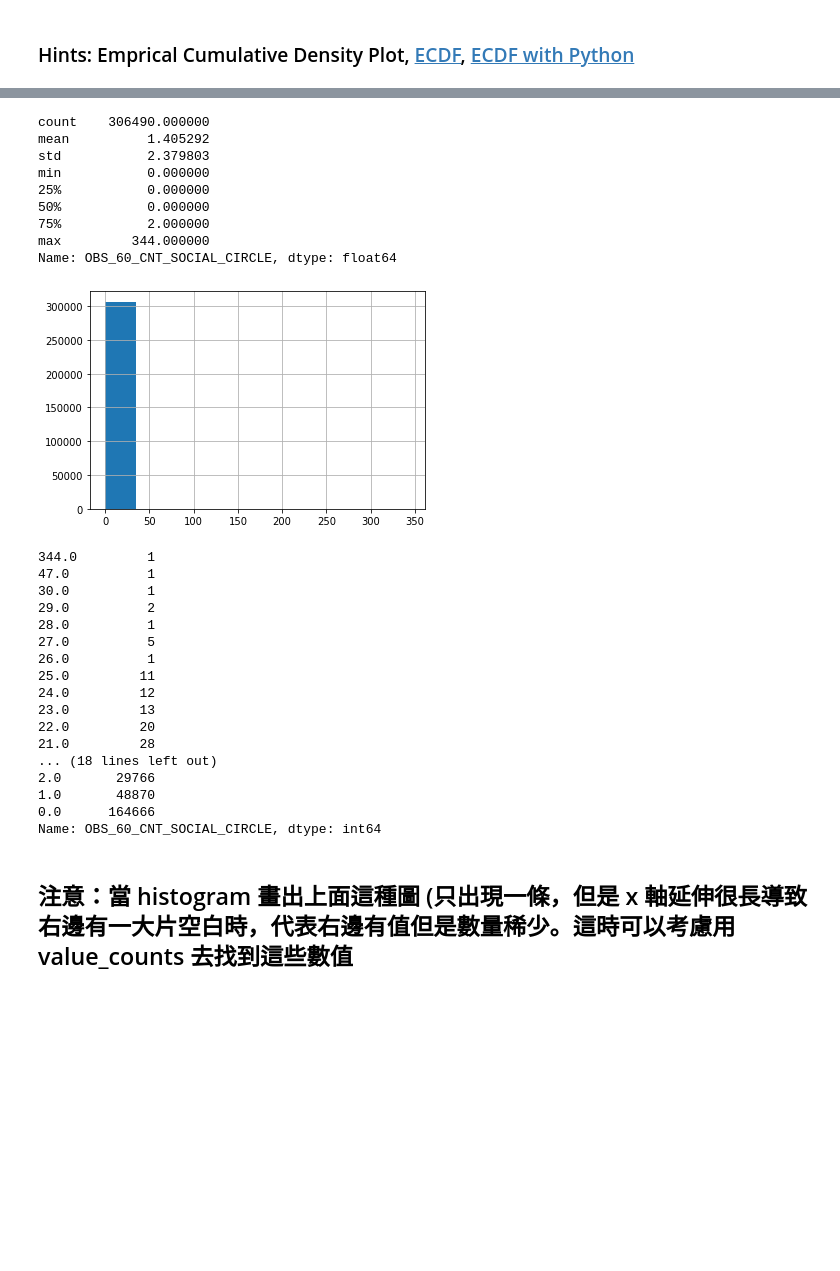
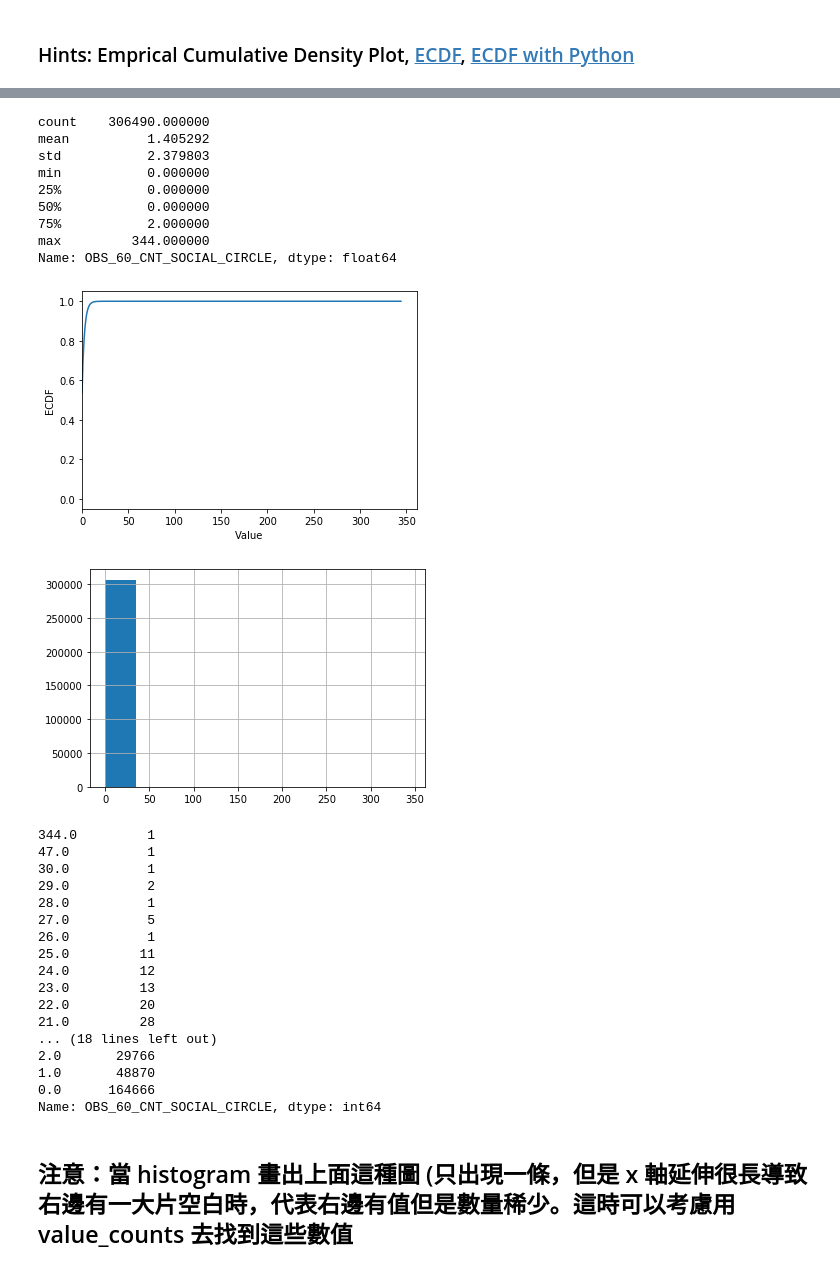
Before and after one commit to teresa9895/ML100Days, a Jupyter notebook: homework/Day_009_HW.ipynb, the cells around one changed output, grey strips where cells are left out. Cells and saved outputs as stored; diff of their text form; code cells hidden in the pictures; blank space fills up the shorter version.

```diff
--- a/homework/Day_009_HW.ipynb
+++ b/homework/Day_009_HW.ipynb
@@ -128,35 +148,31 @@ SyntaxError: invalid syntax (<ipython-input-6-f4bf5c3f47dc>, line 8)
 # %%
 # 最大值落在分布之外
 print(app_train['OBS_60_CNT_SOCIAL_CIRCLE'].describe())
 
 # 繪製 Empirical Cumulative Density Plot (ECDF)
-"""
-Your Code Here
-
-cdf =
-
-
+cdf = app_train.OBS_60_CNT_SOCIAL_CIRCLE.value_counts().sort_index().cumsum()
 plt.plot(list(cdf.index), cdf/cdf.max())
 plt.xlabel('Value')
 plt.ylabel('ECDF')
 plt.xlim([cdf.index.min() * 0.95, cdf.index.max() * 1.05])
 plt.ylim([-0.05,1.05]) # 限制顯示圖片的範圍
 plt.show()
-"""
+
 app_train['OBS_60_CNT_SOCIAL_CIRCLE'].hist()
 plt.show()
 print(app_train['OBS_60_CNT_SOCIAL_CIRCLE'].value_counts().sort_index(ascending = False))
 # %% [output]
 count    306490.000000
 mean          1.405292
 std           2.379803
 min           0.000000
 25%           0.000000
 50%           0.000000
 75%           2.000000
 max         344.000000
 Name: OBS_60_CNT_SOCIAL_CIRCLE, dtype: float64
-[figure, old version]
+[figure, new version]
+[figure, added]
 344.0         1
 47.0          1
 30.0          1
```
Also changed, not shown: parts of 4 cells of this notebook.
